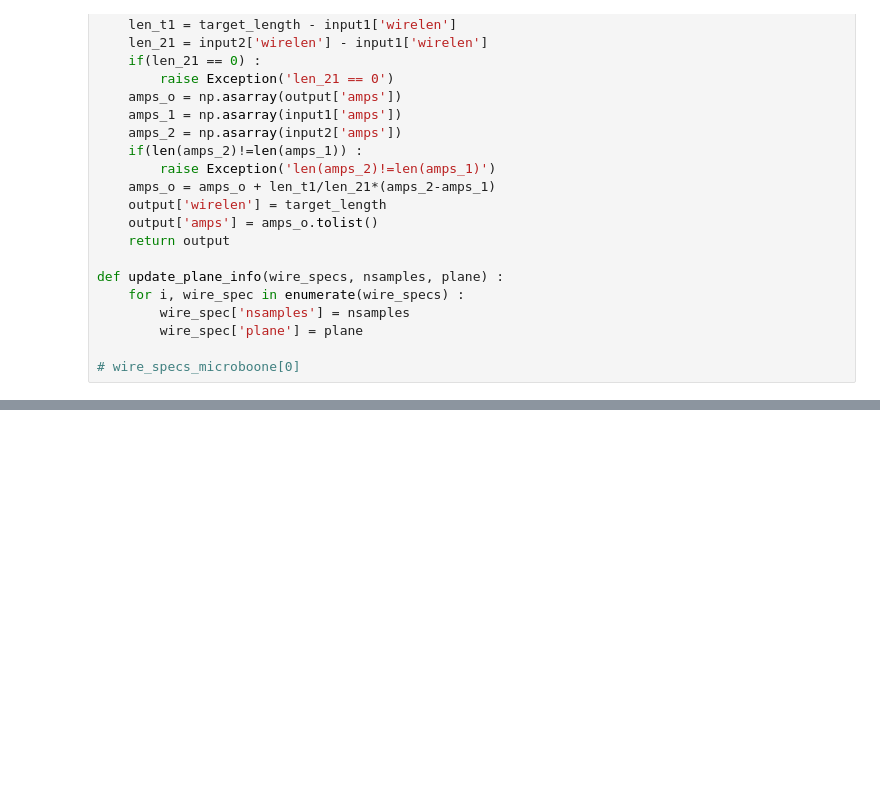
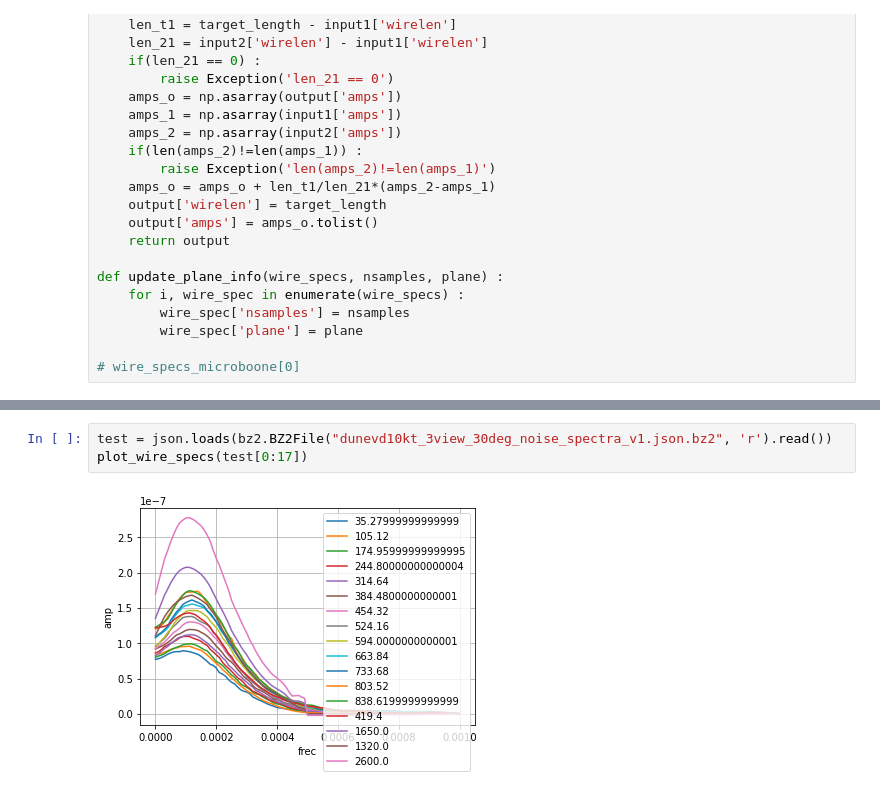
Before and after one commit to HaiwangYu/dune-vd-dev, a Jupyter notebook: plot-noise-spectra.ipynb, the cells around one changed output, grey strips where cells are left out. Drawn from its saved outputs; the diff is of its cells as text; blank space fills up the shorter version.

```diff
--- a/plot-noise-spectra.ipynb
+++ b/plot-noise-spectra.ipynb
@@ -107,0 +111,5 @@ extend_len 43.528 205.0 300
+# %%
+test = json.loads(bz2.BZ2File("dunevd10kt_3view_30deg_noise_spectra_v1.json.bz2", 'r').read())
+plot_wire_specs(test[0:17])
+# %% [output]
+[figure, added]
```
Also changed, not shown: parts of 3 cells of this notebook.
